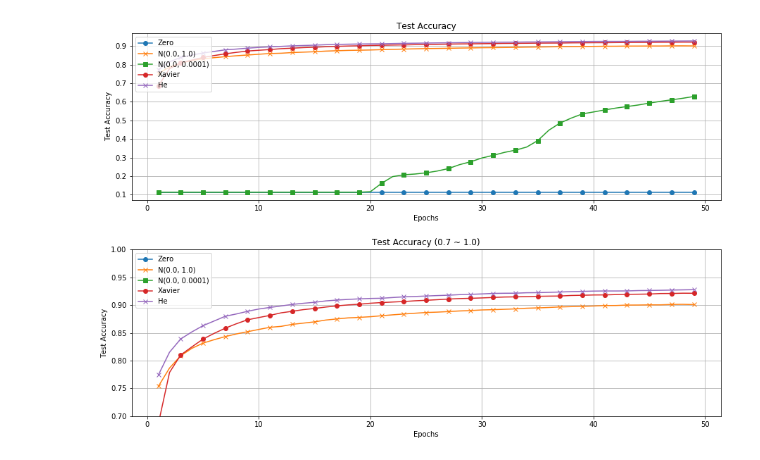
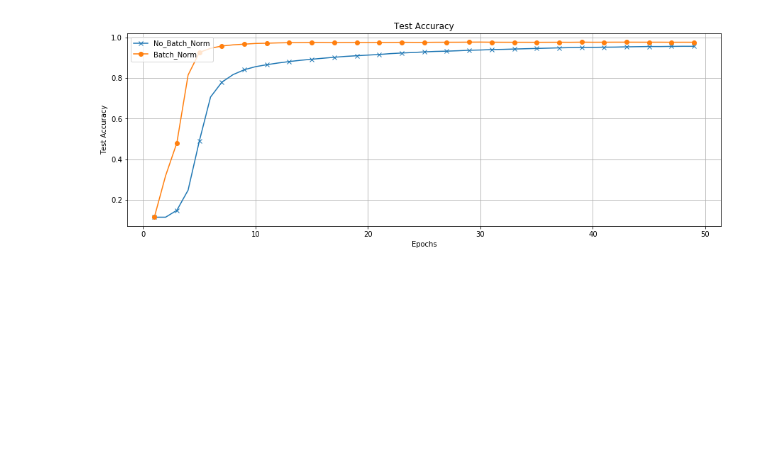
Before and after one commit to linklab/aiclass, a Jupyter notebook: 0.Professor/6.LearningAcceleration/batch-normalization-mnist-two-hidden-layers.ipynb, the cells around one changed output. Cells and saved outputs as stored; diff of their text form; code cells hidden in the pictures; blank space fills up the shorter version.

```diff
--- a/0.Professor/6.LearningAcceleration/batch-normalization-mnist-two-hidden-layers.ipynb
+++ b/0.Professor/6.LearningAcceleration/batch-normalization-mnist-two-hidden-layers.ipynb
@@ -172,0 +15,20 @@ class TwoLayerNet2:
+# %%
+class N2_InitializerExtended:
+    def __init__(self, params, params_size_list, use_batch_normalization):
+        self.params = params
+        self.params_size_list = params_size_list
+        self.use_batch_normalization = use_batch_normalization
+
+    def initialize_params(self):
+        pass
+
+    def get_params(self):
+        return self.params
+
+    def initialize_params(self):
+        for idx in range(1, len(self.params_size_list)):
+            self.params['W' + str(idx)] = np.random.randn(self.params_size_list[idx - 1], self.params_size_list[idx]) * 0.01
+            self.params['b' + str(idx)] = np.random.randn(self.params_size_list[idx]) * 0.01
+            if self.use_batch_normalization and idx < len(self.params_size_list) - 1:
+                self.params['gamma' + str(idx)] = np.random.randn(self.params_size_list[idx]) * 0.01
+                self.params['beta' + str(idx)] = np.random.randn(self.params_size_list[idx]) * 0.01
@@ -288,23 +218,14 @@ plt.show()
 # %%
-f, axarr = plt.subplots(2, 1, figsize=(15,10))
-for j in initializers.keys():
-    axarr[0].plot(epoch_list[1:], test_accuracy_values[j][1:], marker=markers[j], markevery=2, label=j)
-axarr[0].set_ylabel('Test Accuracy')
-axarr[0].set_xlabel('Epochs')
-axarr[0].grid(True)
-axarr[0].set_title('Test Accuracy')
-axarr[0].legend(loc='upper left')
-
-for j in initializers.keys():
-    axarr[1].plot(epoch_list[1:], test_accuracy_values[j][1:], marker=markers[j], markevery=2, label=j)
-axarr[1].set_ylabel('Test Accuracy')
-axarr[1].set_xlabel('Epochs')
-axarr[1].grid(True)
-axarr[1].set_ylim(0.7, 1.0)
-axarr[1].set_title('Test Accuracy (0.7 ~ 1.0)')
-axarr[1].legend(loc='upper left')
+f, axarr = plt.subplots(1, 1, figsize=(15,5))
+for key in markers.keys():
+    axarr.plot(epoch_list[1:], test_accuracy_values[key][1:], marker=markers[key], markevery=2, label=key)
+axarr.set_ylabel('Test Accuracy')
+axarr.set_xlabel('Epochs')
+axarr.grid(True)
+axarr.set_title('Test Accuracy')
+axarr.legend(loc='upper left')
 
 f.subplots_adjust(hspace=0.3)
 plt.show()
 # %% [output]
-[figure, old version]
+[figure, new version]
```
Also changed, not shown: parts of 12 cells of this notebook, 7 other files.
